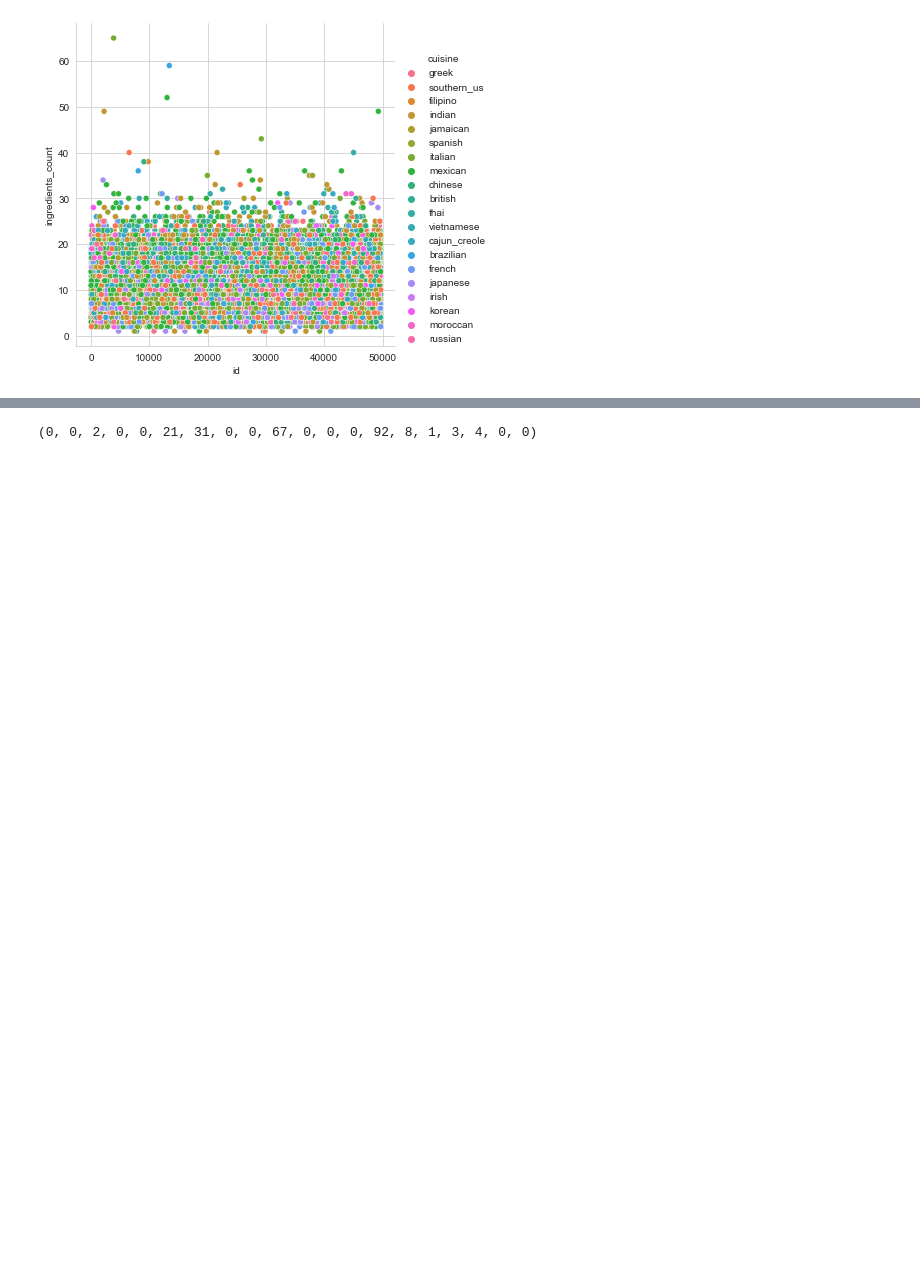
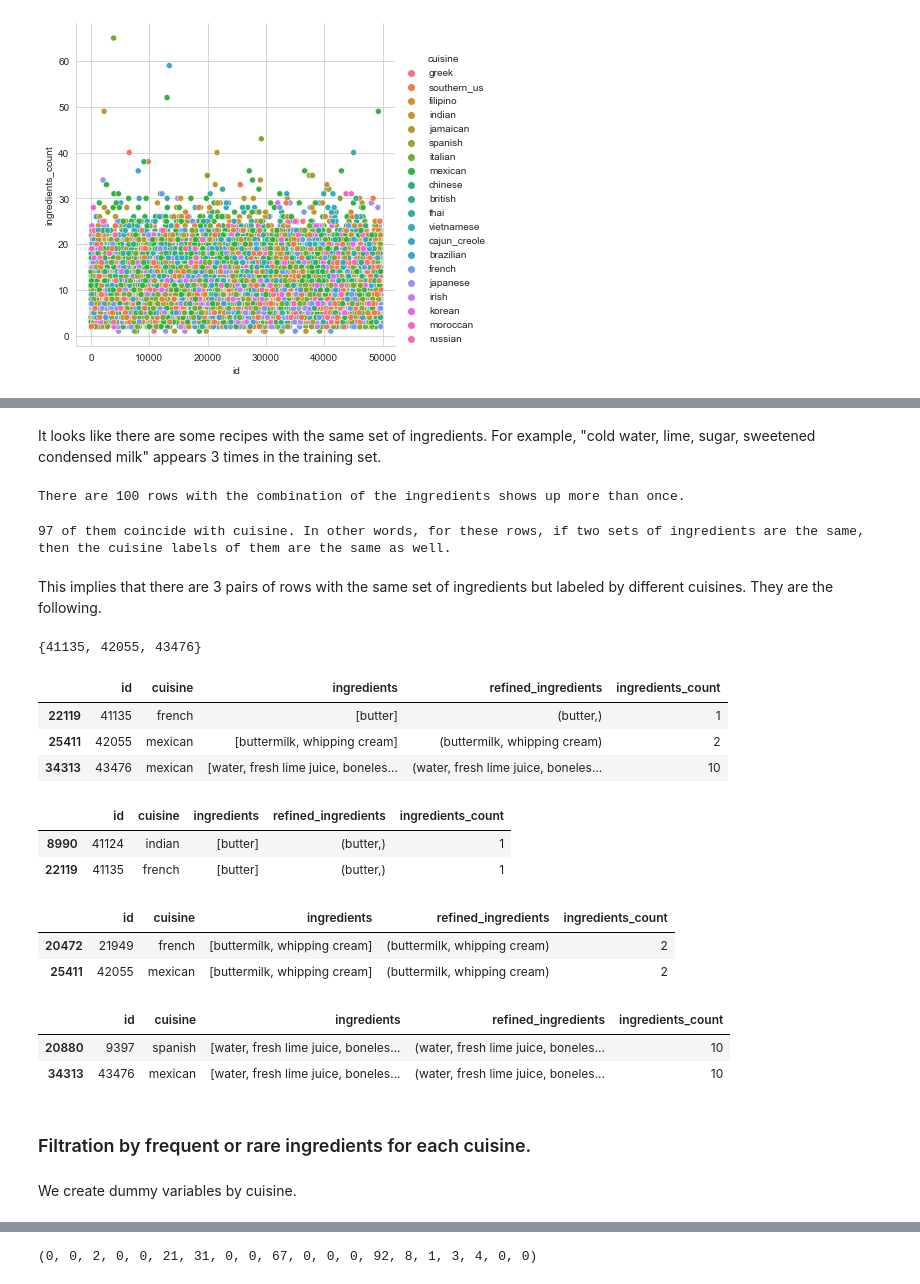
Before and after one commit to Goooo4it/Clementine-cuisine-prediction-project, a Jupyter notebook: EDA.ipynb, the cells around one changed output, grey strips where cells are left out. Drawn from its saved outputs; the diff is of its cells as text; code cells hidden in the pictures; blank space fills up the shorter version.

```diff
--- a/EDA.ipynb
+++ b/EDA.ipynb
@@ -302,2 +230,47 @@ RangeIndex(start=0, stop=39774, step=1)
+# %% [markdown]
+It looks like there are some recipes with the same set of ingredients. For example, "cold water, lime, sugar, sweetened condensed milk" appears 3 times in the training set.
+# %%
+print("There are " + str(len(df[df.duplicated(['refined_ingredients'])])) + " rows with the combination of the ingredients shows up more than once.")
+# %% [output]
+There are 100 rows with the combination of the ingredients shows up more than once.
+# %%
+print(str(len(df[df.duplicated(['cuisine','refined_ingredients'])])) + " of them coincide with cuisine. In other words, for these rows, if two sets of ingredients are the same, then the cuisine labels of them are the same as well.")
+# %% [output]
+97 of them coincide with cuisine. In other words, for these rows, if two sets of ingredients are the same, then the cuisine labels of them are the same as well.
+# %% [markdown]
+This implies that there are 3 pairs of rows with the same set of ingredients but labeled by different cuisines. They are the following.
+# %%
+set(df[df.duplicated(['refined_ingredients'])].iloc[:,0]) - set(df[df.duplicated(['cuisine','refined_ingredients'])].iloc[:,0])
+# %% [output]
+{41135, 42055, 43476}
+# %%
+df.loc[(df.id == 41135) | (df.id == 42055) | (df.id ==  43476)]
+# %% [output]
+|  | id | cuisine | ingredients | refined_ingredients | ingredients_count |
+| 22119 | 41135 | french | [butter] | (butter,) | 1 |
+| 25411 | 42055 | mexican | [buttermilk, whipping cream] | (buttermilk, whipping cream) | 2 |
+| 34313 | 43476 | mexican | [water, fresh lime juice, boneles... | (water, fresh lime juice, boneles... | 10 |
+# %%
+df.loc[df.refined_ingredients == ('butter',)]
+# %% [output]
+|  | id | cuisine | ingredients | refined_ingredients | ingredients_count |
+| 8990 | 41124 | indian | [butter] | (butter,) | 1 |
+| 22119 | 41135 | french | [butter] | (butter,) | 1 |
+# %%
+df.loc[df.refined_ingredients == ('buttermilk', 'whipping cream')]
+# %% [output]
+|  | id | cuisine | ingredients | refined_ingredients | ingredients_count |
+| 20472 | 21949 | french | [buttermilk, whipping cream] | (buttermilk, whipping cream) | 2 |
+| 25411 | 42055 | mexican | [buttermilk, whipping cream] | (buttermilk, whipping cream) | 2 |
+# %%
+df.loc[df.refined_ingredients == ('water','fresh lime juice','boneless pork shoulder','ground black pepper','dried oregano','orange','onions','kosher salt','bay leaves','ground cumin')]
+# %% [output]
+|  | id | cuisine | ingredients | refined_ingredients | ingredients_count |
+| 20880 | 9397 | spanish | [water, fresh lime juice, boneles... | (water, fresh lime juice, boneles... | 10 |
+| 34313 | 43476 | mexican | [water, fresh lime juice, boneles... | (water, fresh lime juice, boneles... | 10 |
+# %% [markdown]
+### Filtration by frequent or rare ingredients for each cuisine.
+# %% [markdown]
+We create dummy variables by cuisine.
 # %%
 cuisine = pd.get_dummies(df, columns = ['cuisine'])
```
Also changed, not shown: parts of 85 cells of this notebook.
